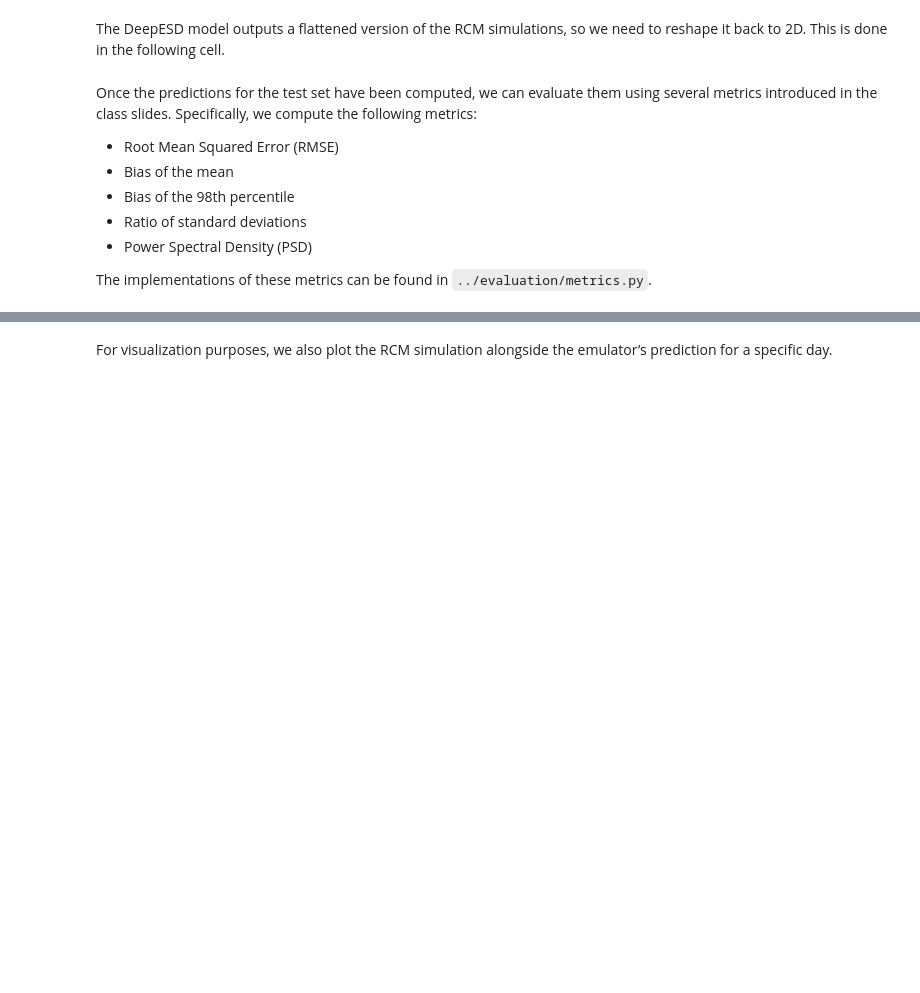
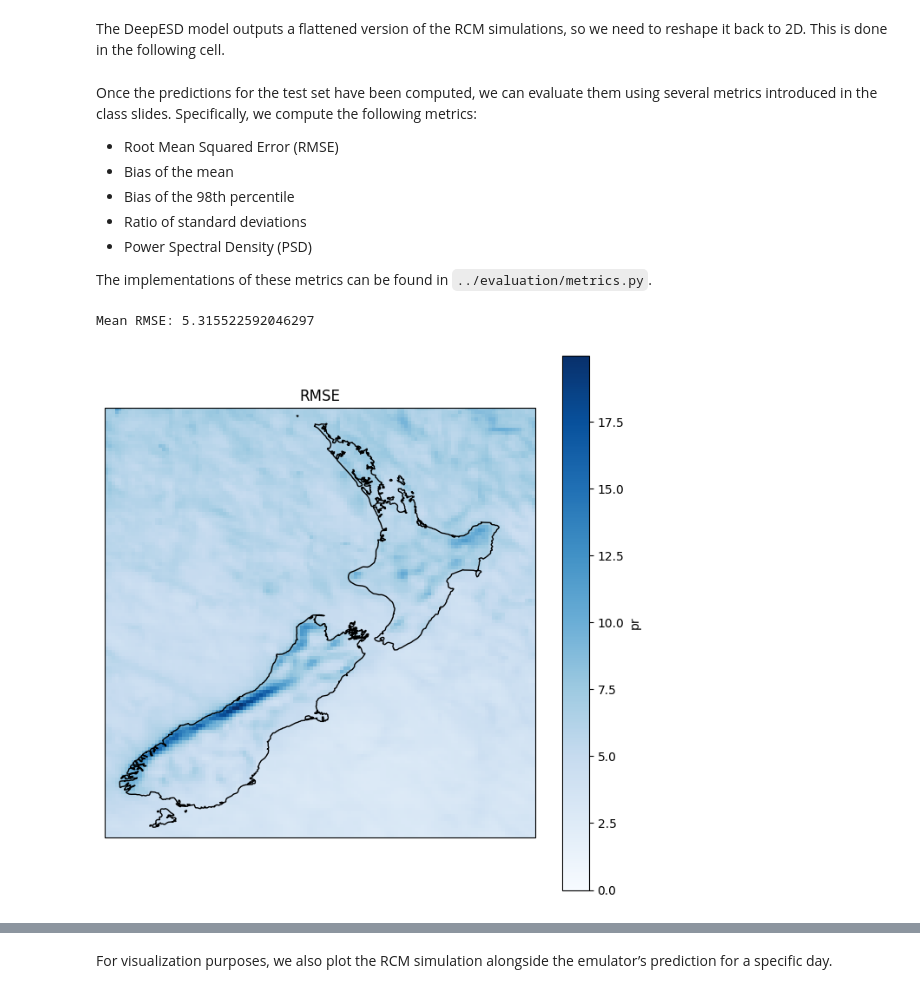
Before and after one commit to jpolz/ml-benchmark-spategan, a Jupyter notebook: training/training.ipynb, the cells around one changed output, grey strips where cells are left out. Cells and saved outputs as stored; diff of their text form; code cells hidden in the pictures; blank space fills up the shorter version.

```diff
--- a/training/training.ipynb
+++ b/training/training.ipynb
@@ -67,7 +67,7 @@ os.makedirs(MODELS_PATH, exist_ok=True)
 # %% [markdown]
 For this example, we select the NZ domain. (The code, as written, is also valid for the ALPS domain.)
 # %%
-domain = 'SA'
+domain = 'NZ'
 training_experiment = 'ESD_pseudo_reality'
 # %%
 # Set the period
@@ -94,7 +94,7 @@ if domain == 'SA':
 # %% [markdown]
 As predictands, the benchmark provides both daily maximum temperature (`tasmax`) and daily accumulated precipitation (`pr`). For this tutorial, we focus on maximum temperature.
 # %%
-var_target = 'tasmax'
+var_target = 'pr'
 
 predictand_filename = f'{DATA_PATH}/{domain}/{domain}_domain/train/{training_experiment}/target/pr_tasmax_{gcm_name}_{period_training}.nc'
 predictand = xr.open_dataset(predictand_filename)
@@ -130,8 +130,8 @@ if domain == 'ALPS':
 elif (domain == 'NZ') or (domain == 'SA'):
     spatial_dims = ('lat', 'lon')
 
-y_train_stack = y_train.stack(gridpoint=spatial_dims)
-y_test_stack = y_test.stack(gridpoint=spatial_dims)
+y_train_stack = y_train.stack(gridpoint=spatial_dims).astype('float32')
+y_test_stack = y_test.stack(gridpoint=spatial_dims).astype('float32')
 # %% [markdown]
 Finally, we extract the raw data from the `xarray.Dataset` as a NumPy array and convert it to a PyTorch tensor.
 # %%
@@ -326,10 +351,13 @@ The implementations of these metrics can be found in `../evaluation/metrics.py`.
 # %%
 rmse = diagnostics.rmse(x0=y_test, x1=y_pred,
                         var=var_target, dim='time')
 print(f'Mean RMSE: {rmse[var_target].mean().values.item()}')
 
-plot_data_map(data=rmse, var_name=var_target, domain=domain, vmin=0, vmax=5,
-              fig_title='RMSE', cmap='Reds')
+plot_data_map(data=rmse, var_name=var_target, domain=domain, vmin=0, vmax=None,
+              fig_title='RMSE', cmap='Blues')
+# %% [output]
+Mean RMSE: 5.315522592046297
+[figure, added]
 # %%
 bias_mean = diagnostics.bias_index(x0=y_test, x1=y_pred,
                                    index_fn=indices.mean,
```
Also changed, not shown: parts of 8 cells of this notebook, 10 other files.
